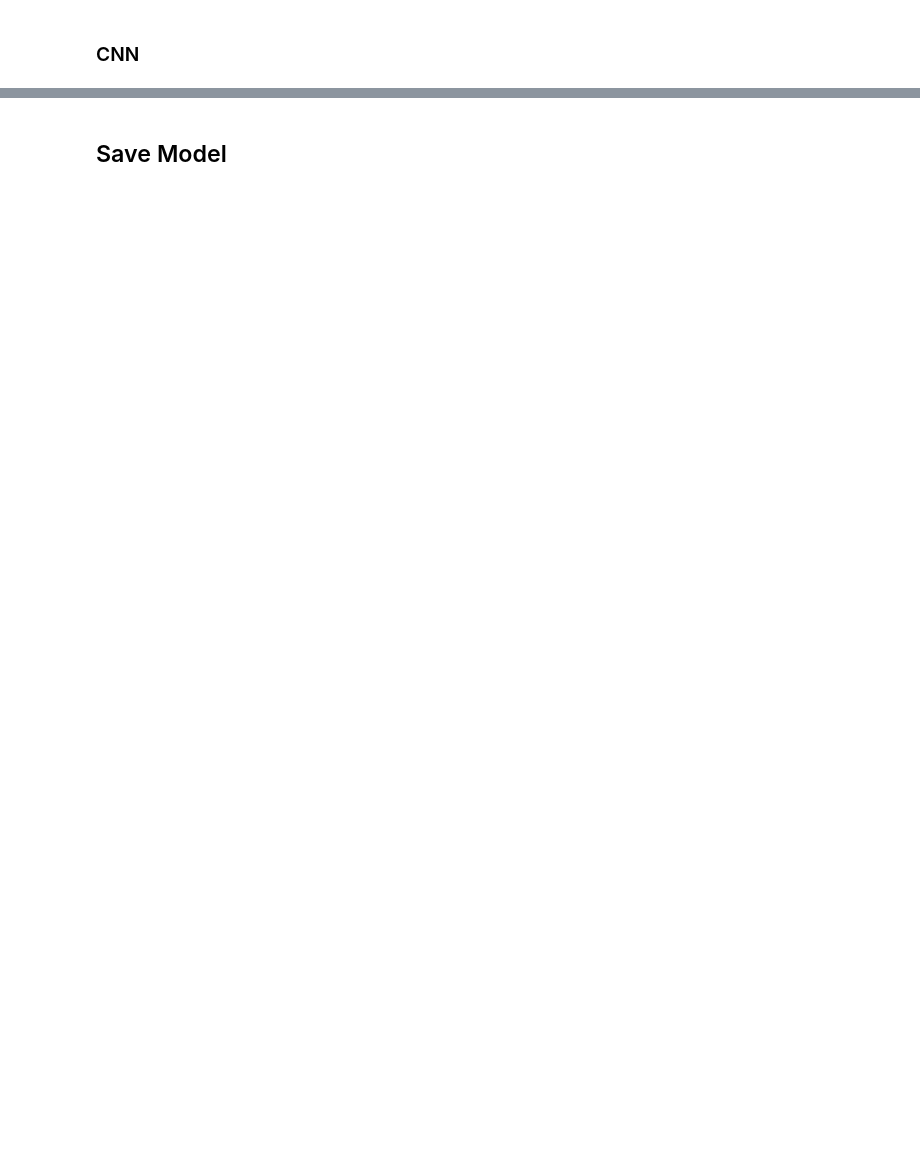
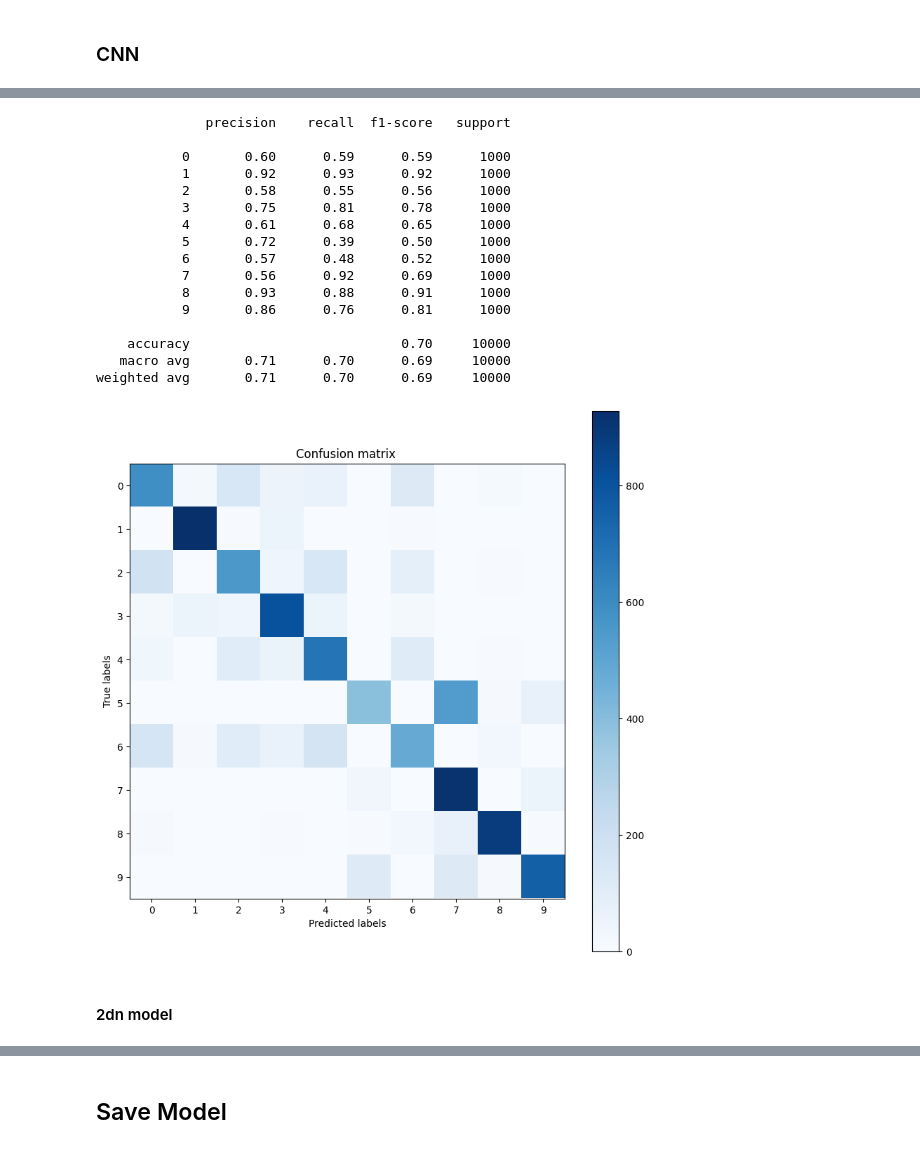
Before and after one commit to mathdesilva/MNIST, a Jupyter notebook: train/train.ipynb, the cells around one changed output, grey strips where cells are left out. Drawn from its saved outputs; the diff is of its cells as text; code cells hidden in the pictures; blank space fills up the shorter version.

```diff
--- a/train/train.ipynb
+++ b/train/train.ipynb
@@ -197,0 +323,26 @@ KeyboardInterrupt:
+# %%
+class FashionMNISTModel_CNN_2(nn.Module):
+    def __init__(self):
+        super(FashionMNISTModel_CNN_2, self).__init__()
+        self.model = nn.Sequential(
+            nn.Conv2d(in_channels=1, out_channels=20, kernel_size=(5, 5)),
+            nn.ReLU(),
+            nn.MaxPool2d(kernel_size=(2, 2), stride=(2, 2)),
+            nn.Conv2d(in_channels=20, out_channels=50, kernel_size=(5, 5)),
+            nn.ReLU(),
+            nn.MaxPool2d(kernel_size=(2, 2), stride=(2, 2)),
+            nn.Flatten(),
+            nn.Linear(4*4*50, 500),
+            nn.ReLU(),
+            nn.Linear(500, 10),
+            nn.LogSoftmax(dim=1)
+        )
+
+    def forward(self, x):
+        return self.model(x)
+# %%
+clf_cnn_2 = FashionMNISTModel_CNN_2().to(DEVICE)
+opt = optim.Adam(clf_cnn_2.parameters(), lr=1e-3)
+loss_fn = nn.CrossEntropyLoss()
+
+train(clf_cnn_2, train_set, val_set, opt, loss_fn, epochs=25, batch_size=32)
@@ -197,0 +357,22 @@ KeyboardInterrupt:
+# %%
+get_classification_report(test_set, clf_cnn_2)
+# %% [output]
+              precision    recall  f1-score   support
+
+           0       0.60      0.59      0.59      1000
+           1       0.92      0.93      0.92      1000
+           2       0.58      0.55      0.56      1000
+           3       0.75      0.81      0.78      1000
+           4       0.61      0.68      0.65      1000
+           5       0.72      0.39      0.50      1000
+           6       0.57      0.48      0.52      1000
+           7       0.56      0.92      0.69      1000
+           8       0.93      0.88      0.91      1000
+           9       0.86      0.76      0.81      1000
+
+    accuracy                           0.70     10000
+   macro avg       0.71      0.70      0.69     10000
+weighted avg       0.71      0.70      0.69     10000
+[figure, added]
+# %% [markdown]
+#### 2dn model
```
Also changed, not shown: parts of 25 cells of this notebook, 3 other files.
